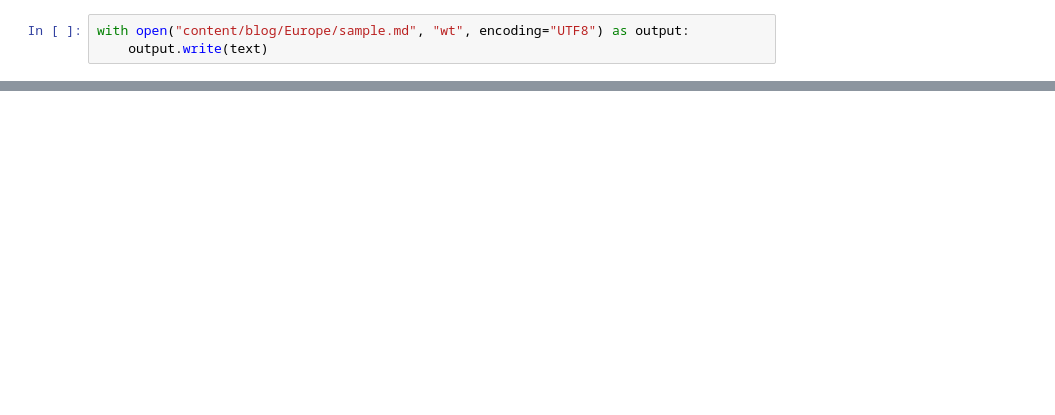
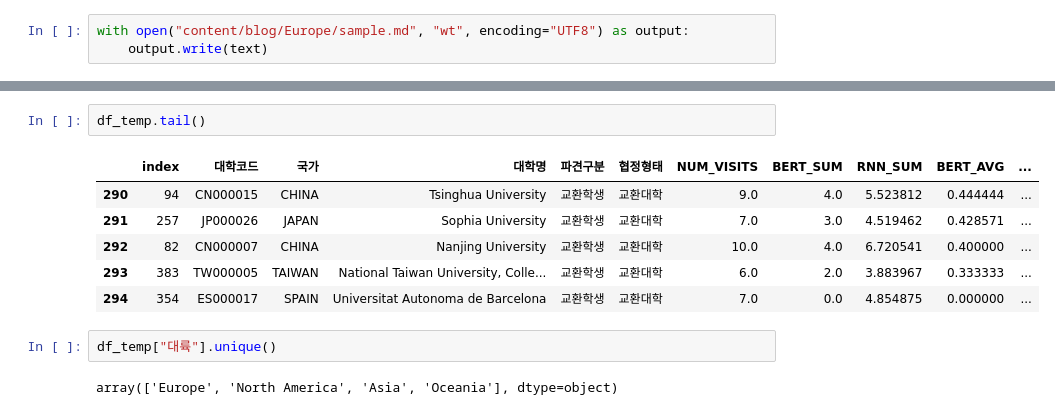
Before and after one commit to snoop2head/yonsei.exchange, a Jupyter notebook: make_page.ipynb, the cells around one changed output, grey strips where cells are left out. Saved outputs shown, nothing was run; the diff lists cells and outputs as text; blank space fills up the shorter version.

```diff
--- a/make_page.ipynb
+++ b/make_page.ipynb
@@ -60,0 +232,13 @@ with open("content/blog/Europe/sample.md", "wt", encoding="UTF8") as output:
+# %%
+df_temp.tail()
+# %% [output]
+|  | index | 대학코드 | 국가 | 대학명 | 파견구분 | 협정형태 | NUM_VISITS | BERT_SUM | RNN_SUM | BERT_AVG | ... |
+| 290 | 94 | CN000015 | CHINA | Tsinghua University | 교환학생 | 교환대학 | 9.0 | 4.0 | 5.523812 | 0.444444 | ... |
+| 291 | 257 | JP000026 | JAPAN | Sophia University | 교환학생 | 교환대학 | 7.0 | 3.0 | 4.519462 | 0.428571 | ... |
+| 292 | 82 | CN000007 | CHINA | Nanjing University | 교환학생 | 교환대학 | 10.0 | 4.0 | 6.720541 | 0.400000 | ... |
+| 293 | 383 | TW000005 | TAIWAN | National Taiwan University, Colle... | 교환학생 | 교환대학 | 6.0 | 2.0 | 3.883967 | 0.333333 | ... |
+| 294 | 354 | ES000017 | SPAIN | Universitat Autonoma de Barcelona | 교환학생 | 교환대학 | 7.0 | 0.0 | 4.854875 | 0.000000 | ... |
+# %%
+df_temp["대륙"].unique()
+# %% [output]
+array(['Europe', 'North America', 'Asia', 'Oceania'], dtype=object)
```
Also changed, not shown: parts of 19 cells of this notebook.
